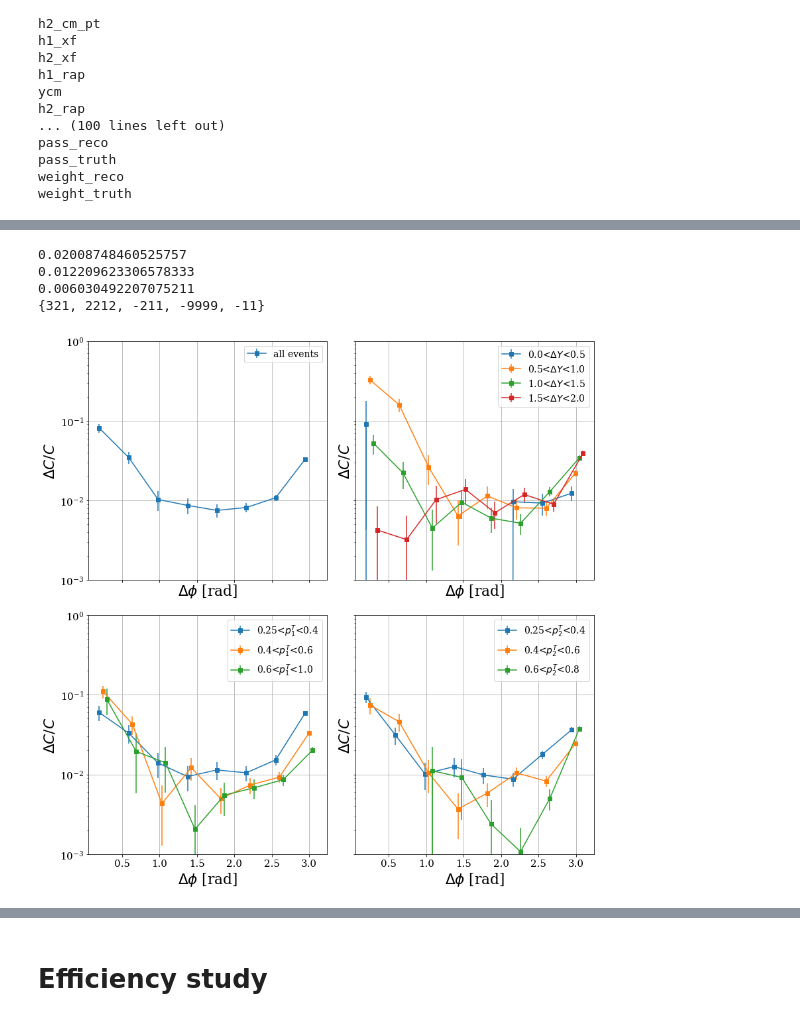
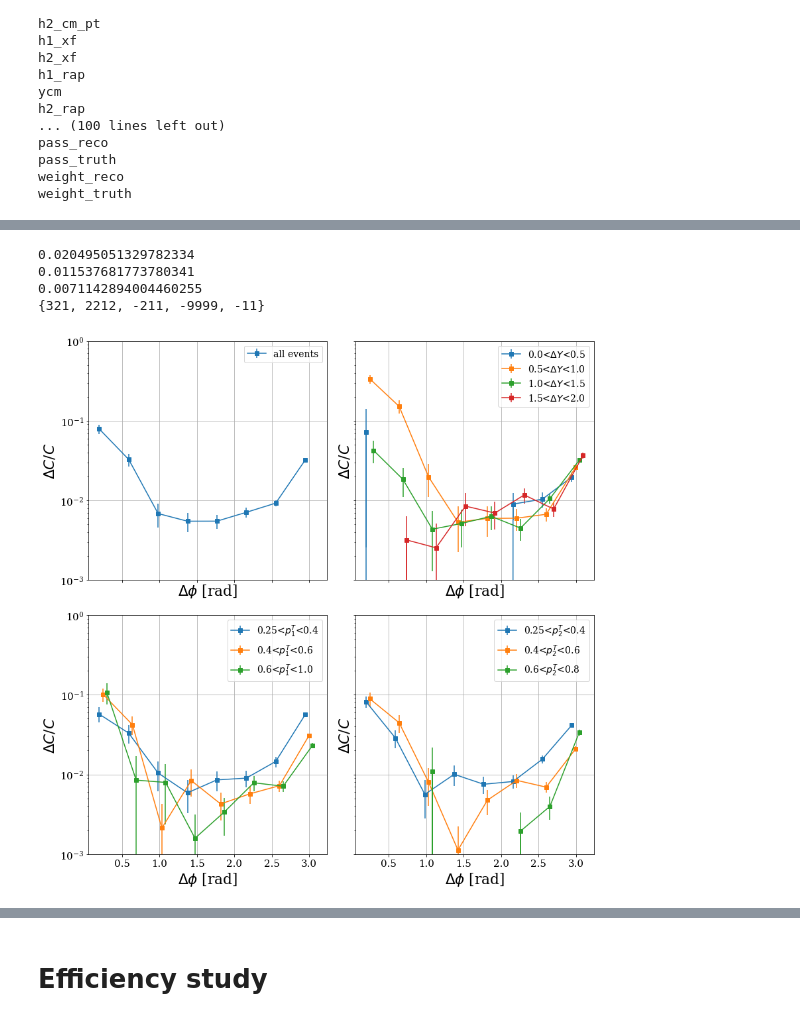
Before and after one commit to smoranvas/di-hadron, a Jupyter notebook: DipionFollowup-MC-studies.ipynb, the cells around one changed output, grey strips where cells are left out. Cells and saved outputs as stored; diff of their text form; code cells hidden in the pictures.

```diff
--- a/DipionFollowup-MC-studies.ipynb
+++ b/DipionFollowup-MC-studies.ipynb
@@ -158,5 +158,6 @@ for var in testvars:
 # %%
 syst_from_misid={}
+syst_from_misid_ratios={}
 keys = "all dY pT1 pT2".split()
 for A in "D".split():
     j = 0
@@ -165,14 +166,15 @@ for A in "D".split():
 
     othercuts = "h1_cm_pt>0.25 and h2_cm_pt>0.25 and h2_p>0.35"
     othercuts += " and (h1_p+h2_p)<nu and h1_z>0.5 and h2_z>0.05 and h2_z<0.45"
-    #othercuts += " and h1_cm_pt<100"
+    othercuts += " and h1_cm_pt<10"
+    othercuts += " and h2_cm_pt<10"
 
-    num = df.query(othercuts+" and (h1_truth_pid != 211 or h2_truth_pid != -211) and h1_pid==211 and h2_pid==-211")
+    num = df.query(othercuts+" and (h1_truth_pid != 211 or h2_truth_pid != -211) and h1_truth_pid !=-9999 and h1_pid==211 and h2_pid==-211")
 
     h1fail = df.query(othercuts+" and (h1_truth_pid != 211) and h1_pid==211 and h2_pid==-211")
     h2fail = df.query(othercuts+" and (h2_truth_pid != -211) and h1_pid==211 and h2_pid==-211")
-    h1fail_p = df.query(othercuts+" and (h1_truth_pid == 2212) and h1_pid==211 and h2_pid==-211")
-    h1fail_K = df.query(othercuts+" and (h1_truth_pid == 321) and h1_pid==211 and h2_pid==-211")
+    h1fail_p = df.query(othercuts+" and (h1_truth_pid == 2212 or h2_truth_pid == 2212) and h1_pid==211 and h2_pid==-211")
+    h1fail_K = df.query(othercuts+" and (abs(h1_truth_pid) == 321 or abs(h2_truth_pid)==321) and h1_pid==211 and h2_pid==-211")
 
     #num = num.query("h1_truth_pid !=-9999")
 
@@ -203,39 +205,47 @@ for A in "D".split():
     for i, (slice_cond, label) in enumerate(zip(slice_conds, labels)):
         plt.sca(axs[j//2][j%2])
         n, x = np.histogram(num.query(slice_cond).eval("dphi"), bins=np.linspace(0, np.pi, 9))
+        n_K,_ = np.histogram(h1fail_K.query(slice_cond).eval("dphi"), bins=np.linspace(0, np.pi, 9))
+        n_p,_ = np.histogram(h1fail_p.query(slice_cond).eval("dphi"), bins=np.linspace(0, np.pi, 9))
+
         h1f,x = np.histogram(h1fail.query(slice_cond).eval("dphi"), bins=np.linspace(0, np.pi, 9))
         h2f,x = np.histogram(h2fail.query(slice_cond).eval("dphi"), bins=np.linspace(0, np.pi, 9))
+
+
 
         d, x = np.histogram(denom.query(slice_cond).eval("dphi"), bins=np.linspace(0, np.pi, 9))
 
         #n=n+0.5*(n==0)
 
         x= (x[1:]+x[:-1])/2+shift
         plt.errorbar(x, n/d, np.sqrt(n*(d-n)/d**3), label=label, marker='s')
         #plt.plot(x, h2f/d, linestyle='--')
         #print(h1f/n)
         if keys[j] not in syst_from_misid:
             syst_from_misid[keys[j]] = []
+            syst_from_misid_ratios[keys[j]]=[]
         syst_from_misid[keys[j]].append(n/d)
+        nforR=n_K/2+n_p
+        syst_from_misid_ratios[keys[j]].append(nforR/d)
         if i in (0, 4, 7, 10):
             plt.xlabel("$\Delta\phi$ [rad]")
             plt.ylabel("$\Delta C/C$")
             plt.legend(fontsize=14)
             plt.yscale('log')
             plt.grid()
             plt.ylim(1e-3, 1)
             shift=0
             j+=1
         else:
             shift +=0.05
 plt.tight_layout()
 plt.show()
 # %% [output]
-0.02008748460525757
-0.012209623306578333
-0.006030492207075211
+0.020495051329782334
+0.011537681773780341
+0.0071142894004460255
 {321, 2212, -211, -9999, -11}
-[figure, old version]
+[figure, new version]
 # %%
 print(syst_from_misid)
 with open("syst_from_misid.pkl", "wb") as f:
```
Also changed, not shown: parts of 6 cells of this notebook, 3 other files.
